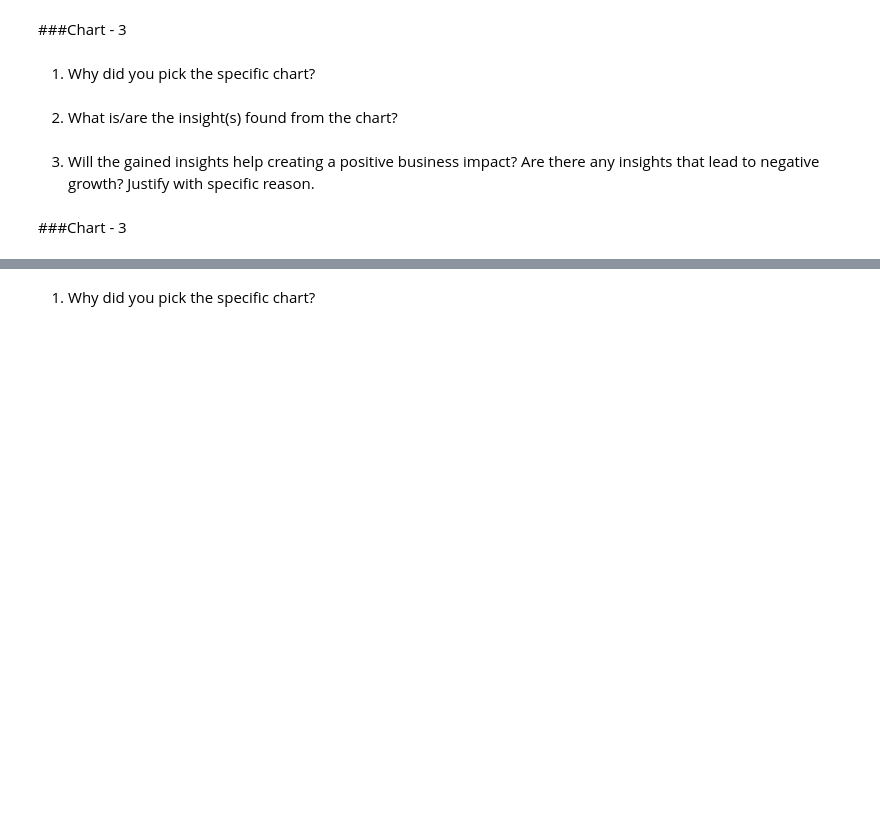
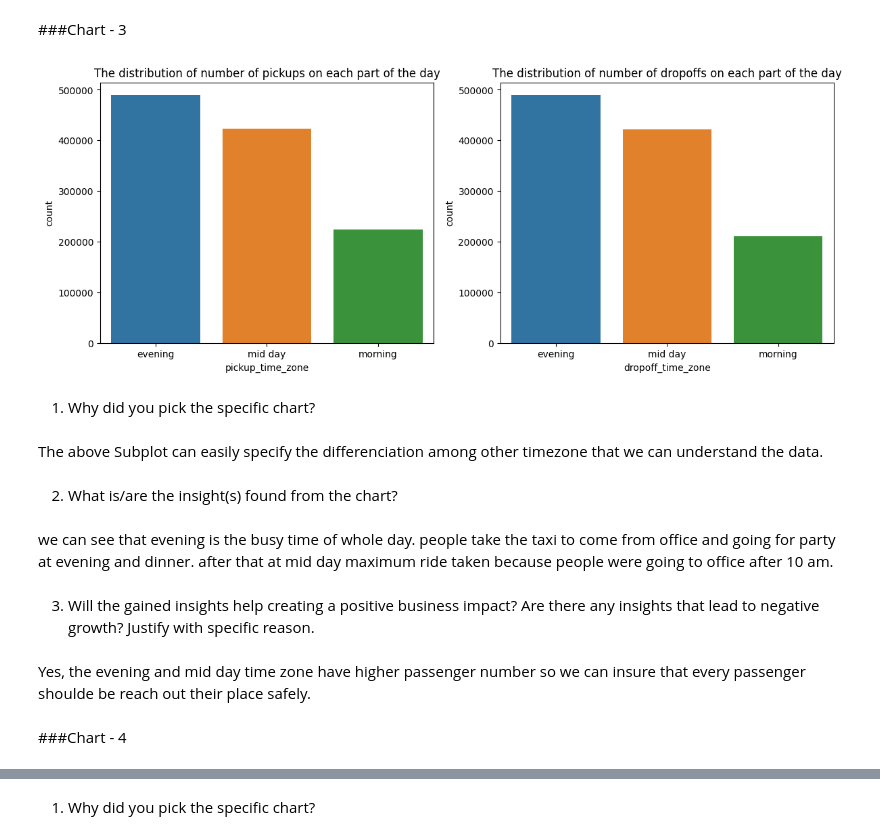
Before and after one commit to Dhanashree2002/Linear-Regression-Self-Project-, a Jupyter notebook: NYC_Taxi_Time_Prediction.ipynb, the cells around one changed output, grey strips where cells are left out. Cells and saved outputs as stored; diff of their text form; code cells hidden in the pictures; blank space fills up the shorter version.

```diff
--- a/NYC_Taxi_Time_Prediction.ipynb
+++ b/NYC_Taxi_Time_Prediction.ipynb
@@ -350,10 +374,41 @@ Are there any insights that lead to negative growth? Justify with specific reaso
 # %% [markdown]
 ###Chart - 3
+# %%
+#diving the time in to different timezone
+def timezone(x):
+  if x>=6 and x<10:
+    return 'morning'
+  elif x>=10 and x<16:
+    return 'mid day'
+  elif x>=16 and x<22:
+    return 'evening'
+  elif x>=22 and x<6:
+    return 'late night'
+# %%
+#apply the function
+taxi_df['pickup_time_zone'] = taxi_df.pickup_hour.apply(timezone)
+taxi_df['dropoff_time_zone'] = taxi_df.dropoff_hour.apply(timezone)
+# %%
+#Distribution of the no of Pickups and Dropoffs in a day
+figure,ax=plt.subplots(nrows=1,ncols=2,figsize=(14,5))
+sns.countplot(x='pickup_time_zone',data=taxi_df,ax=ax[0])
+ax[0].set_title('The distribution of number of pickups on each part of the day')
+sns.countplot(x='dropoff_time_zone',data=taxi_df,ax=ax[1])
+ax[1].set_title('The distribution of number of dropoffs on each part of the day')
+plt.show()
+# %% [output]
+[figure, added]
 # %% [markdown]
 1. Why did you pick the specific chart?
+# %% [markdown]
+The above Subplot can easily specify the differenciation among other timezone that we can understand the data.
 # %% [markdown]
 2. What is/are the insight(s) found from the chart?
+# %% [markdown]
+we can see that evening is the busy time of whole day. people take the taxi to come from office and going for party at evening and dinner. after that at mid day maximum ride taken because people were going to office after 10 am.
 # %% [markdown]
 3. Will the gained insights help creating a positive business impact? Are there any insights that lead to negative growth? Justify with specific reason.
+# %% [markdown]
+Yes, the evening and mid day time zone have higher passenger number so we can insure that every passenger shoulde be reach out their place safely.
 # %% [markdown]
-###Chart - 3
+###Chart - 4
```
Also changed, not shown: parts of 28 cells of this notebook.
